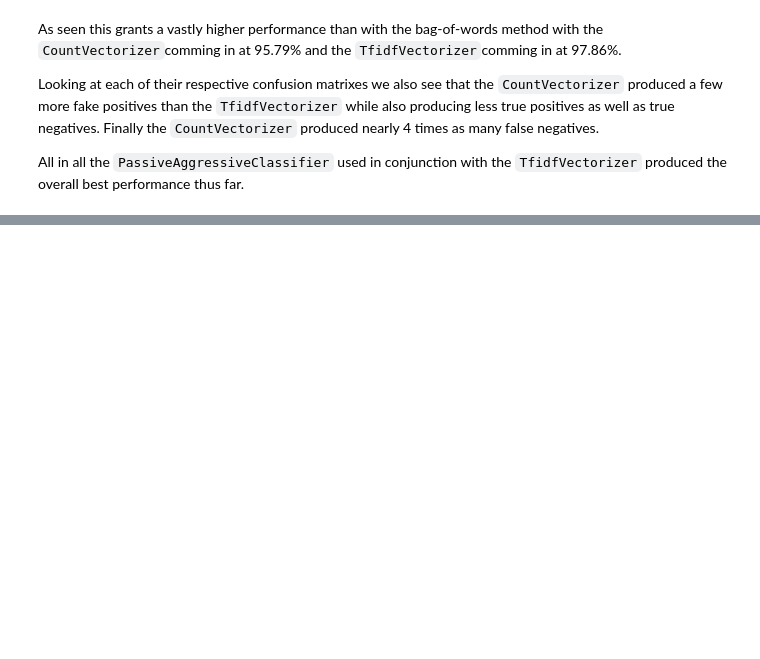
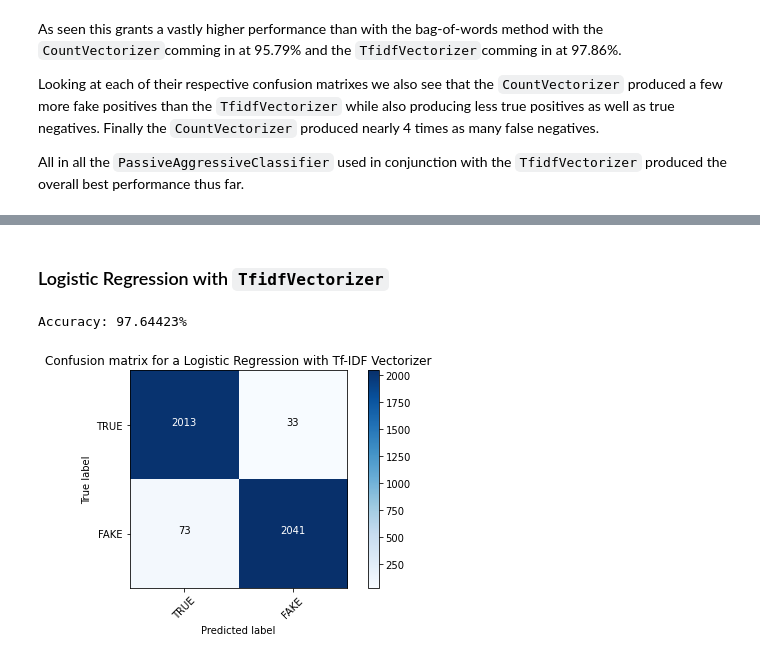
Before and after one commit to Cubba2412/Machine-Learning-Mini-project, a Jupyter notebook: FakeNewsPredictor.ipynb, the cells around one changed output, grey strips where cells are left out. Saved outputs shown, nothing was run; the diff lists cells and outputs as text; code cells hidden in the pictures; blank space fills up the shorter version.

```diff
--- a/FakeNewsPredictor.ipynb
+++ b/FakeNewsPredictor.ipynb
@@ -403,0 +430,18 @@ All in all the `PassiveAggressiveClassifier` used in conjunction with the `Tfidf
+# %% [markdown]
+### Logistic Regression with `TfidfVectorizer`
+# %%
+# Instantiate the model
+logreg = LogisticRegression(C=1e6,max_iter=10000)
+# Fit the model to the (TF-IDF) training data
+logreg.fit(tfidf_train, y_train)
+# Make a prediction
+pred_logreg_tfidf = logreg.predict(tfidf_test)
+# Extract the accuracy and print it
+acc_logreg_tfidf = metrics.accuracy_score(y_test,pred_logreg_tfidf)
+print("Accuracy: {:.5f}%".format(acc_linear_tfidf*100))
+# Create a confusion matrix and plot it
+cm6 = metrics.confusion_matrix(y_test, pred_logreg_tfidf, labels=[0,1])
+plot_confusion_matrix(cm6, classes=['TRUE','FAKE'], title ='Confusion matrix for a Logistic Regression with Tf-IDF Vectorizer')
+# %% [output]
+Accuracy: 97.64423%
+[figure, added]
```
Also changed, not shown: parts of 5 cells of this notebook.
